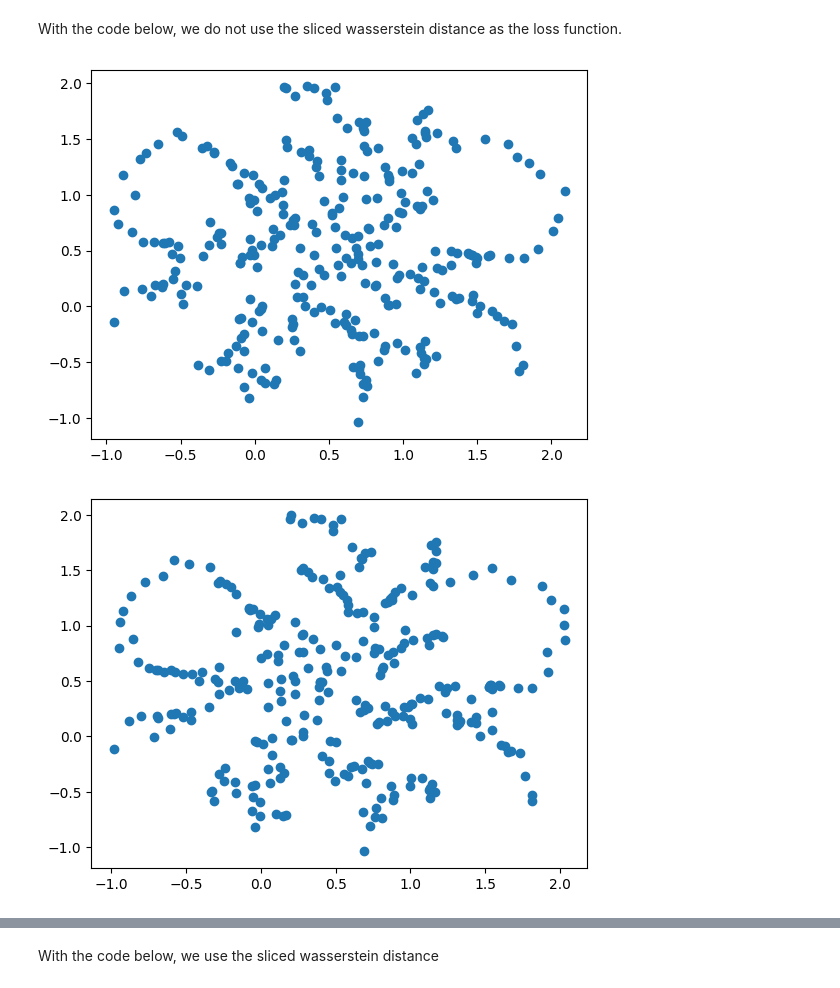
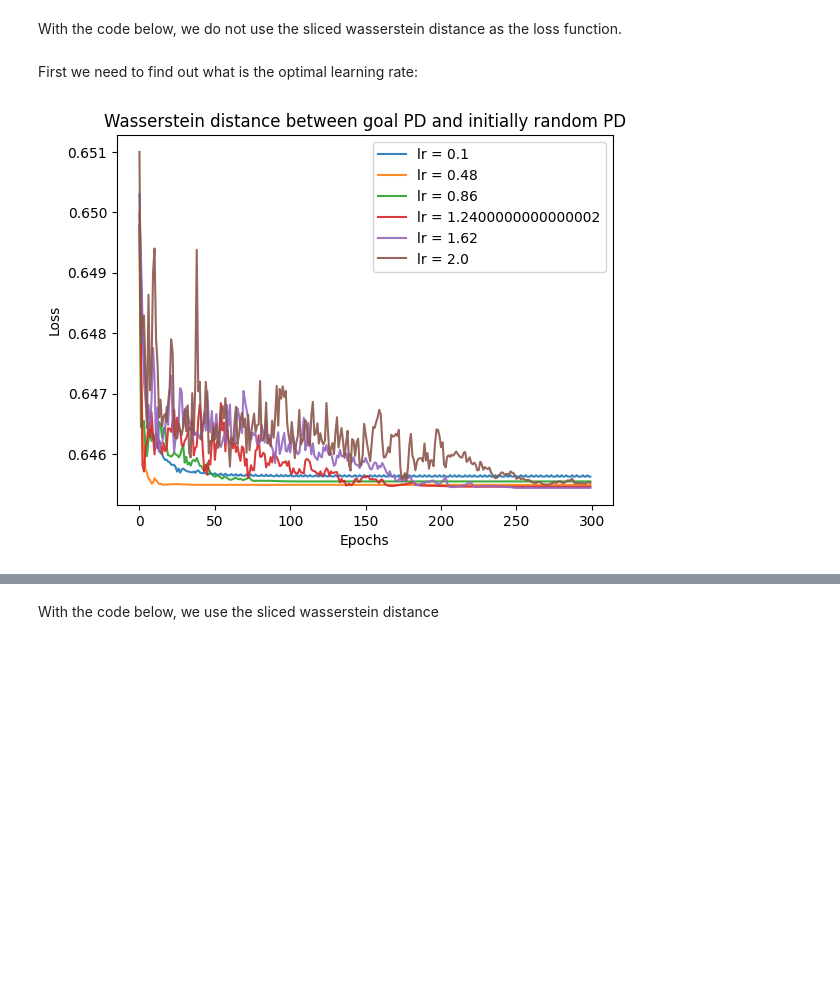
Before and after one commit to sliemelela/masterthesis, a Jupyter notebook: Programming/Inverse Optimization/notebooks/exploration.ipynb, the cells around one changed output, grey strips where cells are left out. Cells and saved outputs as stored; diff of their text form; code cells hidden in the pictures; blank space fills up the shorter version.

```diff
--- a/Programming/Inverse Optimization/notebooks/exploration.ipynb
+++ b/Programming/Inverse Optimization/notebooks/exploration.ipynb
@@ -27,8 +26,8 @@ To enable them in other operations, rebuild TensorFlow with the appropriate comp
 # %%
 # This is a synthetic data set that we want "approximate"
 N=300
-# goal_pts = tadasets.dsphere(n=N, d=1, noise=0.1) # circle
-goal_pts = tadasets.infty_sign(n=N, noise=0.1) # figure eight
+goal_pts = tadasets.dsphere(n=N, d=1, noise=0.1) # circle
+# goal_pts = tadasets.infty_sign(n=N, noise=0.1) # figure eight
 
 # To perform Stochastic Gradient Descent (SGD), we need our set to be of tensor type
 goal_pts = torch.tensor(goal_pts)
@@ -42,2 +41,4 @@ plt.show()
 # %% [markdown]
 With the code below, we do not use the sliced wasserstein distance as the loss function.
+# %% [markdown]
+First we need to find out what is the optimal learning rate:
@@ -44,16 +48,9 @@ With the code below, we do not use the sliced wasserstein distance as the loss f
 # %%
-# Creation of the PD that we want to get to
-goal_pd = gen_data.create_alpha_pd(goal_pts)
+# Research on optimal learning rate
+lr_list = np.linspace(0.1, 2, 6)
+research_plot.research_lr(lr_list=lr_list, goal_pd=goal_pd, amount=N, dim=2, epochs=300, decay_speed=100)
 
-# # Generation of new dataset
-final_pts = gen_data.generate_data_alpha(goal_pd=goal_pd, amount=N, dim=2, lr=0.36, epochs=600, decay_speed=30, investigate=False)
-
-# # Research on optimal learning rate
-# lr_list = np.linspace(0.1, 0.5, 4)
-# research_plot.research_lr(lr_list=lr_list, goal_pd=goal_pd, amount=N, dim=2, epochs=300, decay_speed=30)
-
-# # Research on movement of points
-# research_plot.research_move(0.4, goal_pd=goal_pd, amount=N, dim=2, epochs=700, decay_speed=50)
+# Research on movement of points
+# research_plot.research_move(0.4, goal_pd=goal_pd, amount=N, dim=2, epochs=300, decay_speed=30)
 # %% [output]
-[figure, old version]
+[figure, new version]
-[figure, removed]
```
Also changed, not shown: parts of 22 cells of this notebook, 3 other files.
